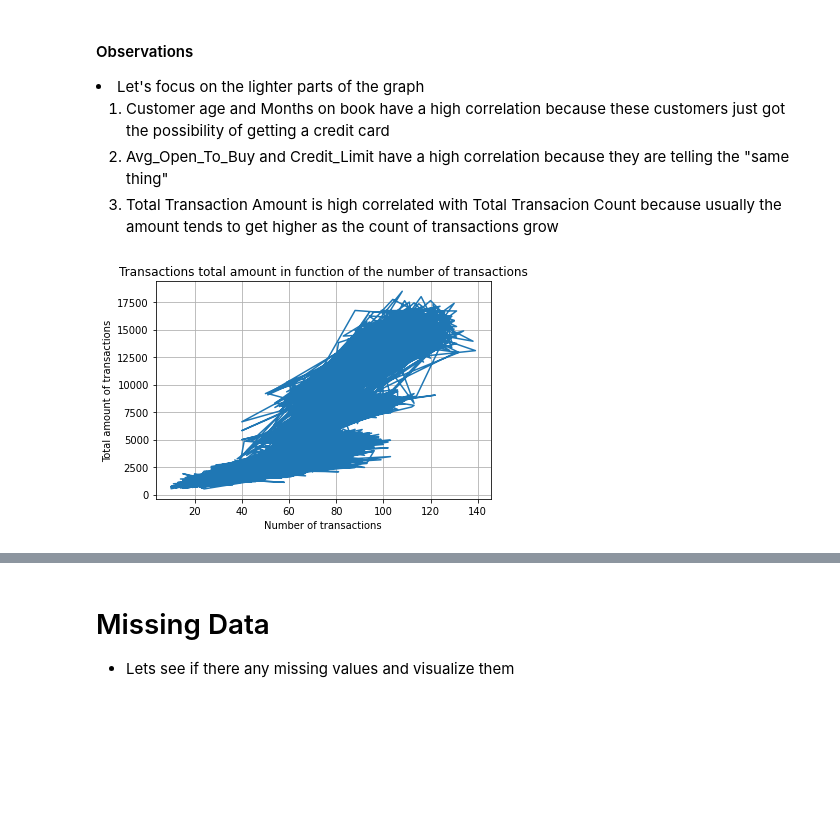
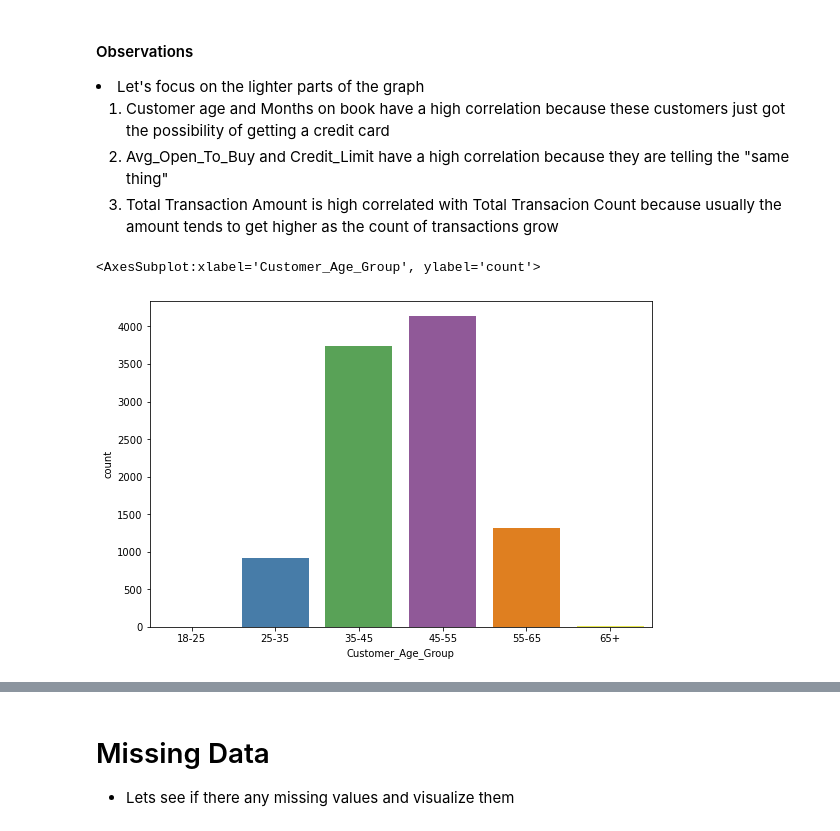
Before and after one commit to juanchate/Credit-Card-Customer-Attrition-Prediction, a Jupyter notebook: Credit Card Customer Attrition.ipynb, the cells around one changed output, grey strips where cells are left out. Saved outputs shown, nothing was run; the diff lists cells and outputs as text; code cells hidden in the pictures; blank space fills up the shorter version.

```diff
--- a/Credit Card Customer Attrition.ipynb
+++ b/Credit Card Customer Attrition.ipynb
@@ -87,19 +80,14 @@ plt.show()
     <li>Avg_Open_To_Buy and Credit_Limit have a high correlation because they are telling the "same thing"</li>
     <li>Total Transaction Amount is high correlated with Total Transacion Count because usually the amount tends to get higher as the count of transactions grow</li>
 </ol>
-# %%
-# To be clearer, let's take a look at a simple plot Total_Trans_Amt in function of Total_Trans_Ct
-
-amount = analysisData['Total_Trans_Amt']
-count = analysisData['Total_Trans_Ct']
-
-fig, ax = plt.subplots()
-ax.plot(count, amount)
-
-ax.set(xlabel='Number of transactions', ylabel='Total amount of transactions',
-       title='Transactions total amount in function of the number of transactions')
-ax.grid()
-
-plt.show()
-# %% [output]
-[figure, removed]
+# %%
+# Let's create an Customer_Age_Group column using bins
+data['Customer_Age_Group'] = pd.cut(data['Customer_Age'],bins=[18,25,35,45,55,65,100],labels=['18-25','25-35','35-45','45-55','55-65','65+'])
+# %%
+# Let's make a plot to see the distribution of Customer_Age_Group
+plt.figure(figsize=(9,6))
+# Generate a histogram
+sns.countplot(x='Customer_Age_Group',data=data,palette='Set1')
+# %% [output]
+<AxesSubplot:xlabel='Customer_Age_Group', ylabel='count'>
+[figure, added]
```
Also changed, not shown: parts of 52 cells of this notebook.
